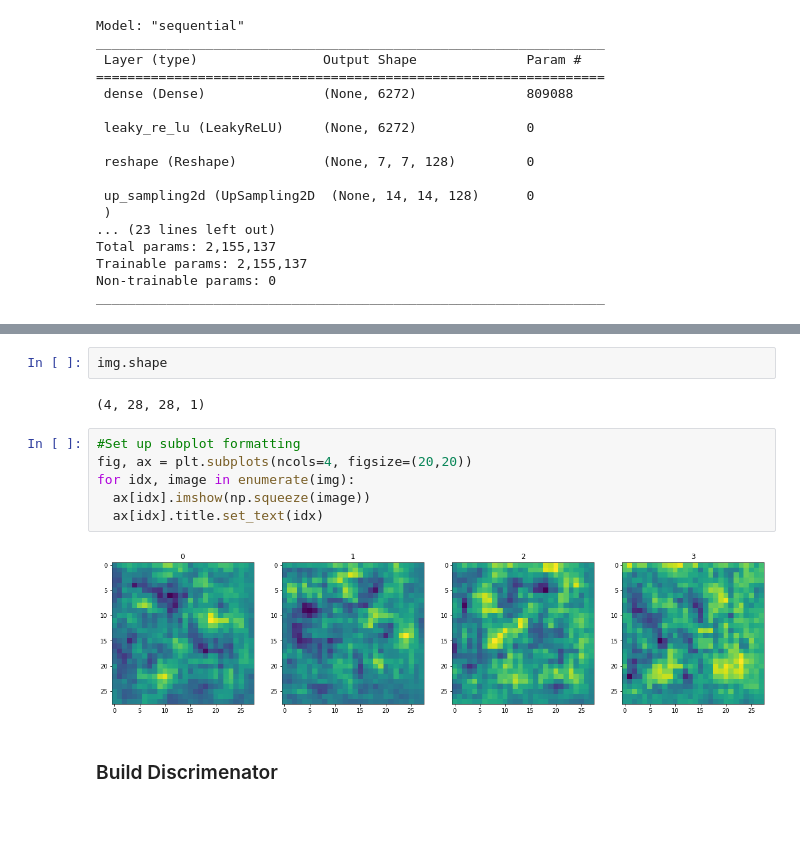
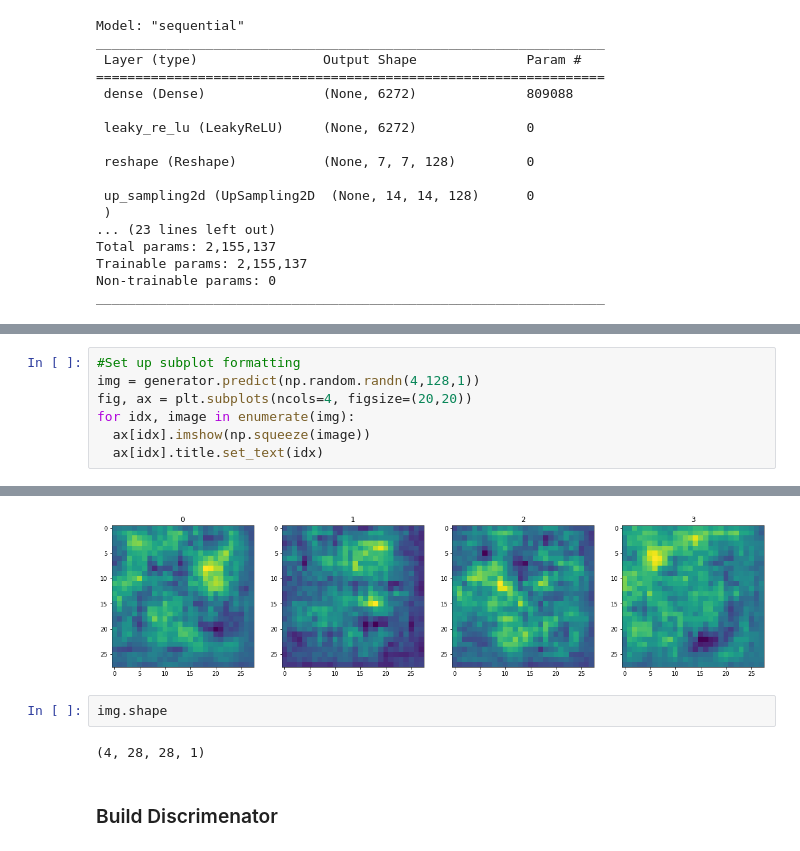
Before and after one commit to DarksterTwilight/Simple_GAN_fastion_mnist, a Jupyter notebook: GANs.ipynb, the cells around one changed output, grey strips where cells are left out. Cells and saved outputs as stored; diff of their text form; blank space fills up the shorter version.

```diff
--- a/GANs.ipynb
+++ b/GANs.ipynb
@@ -216,0 +199,8 @@ array([[[[0.4996675 ],
+# %%
+#Set up subplot formatting
+img = generator.predict(np.random.randn(4,128,1))
+fig, ax = plt.subplots(ncols=4, figsize=(20,20))
+for idx, image in enumerate(img):
+  ax[idx].imshow(np.squeeze(image))
+  ax[idx].title.set_text(idx)
+# %% [output]
@@ -217,15 +208,8 @@ array([[[[0.4996675 ],
+[figure, added]
 # %%
 img.shape
 # %% [output]
 (4, 28, 28, 1)
-# %%
-#Set up subplot formatting
-fig, ax = plt.subplots(ncols=4, figsize=(20,20))
-for idx, image in enumerate(img):
-  ax[idx].imshow(np.squeeze(image))
-  ax[idx].title.set_text(idx)
-# %% [output]
-[figure, removed]
 # %% [markdown]
 ### Build Discrimenator
 # %%
```
Also changed, not shown: parts of 28 cells of this notebook.
